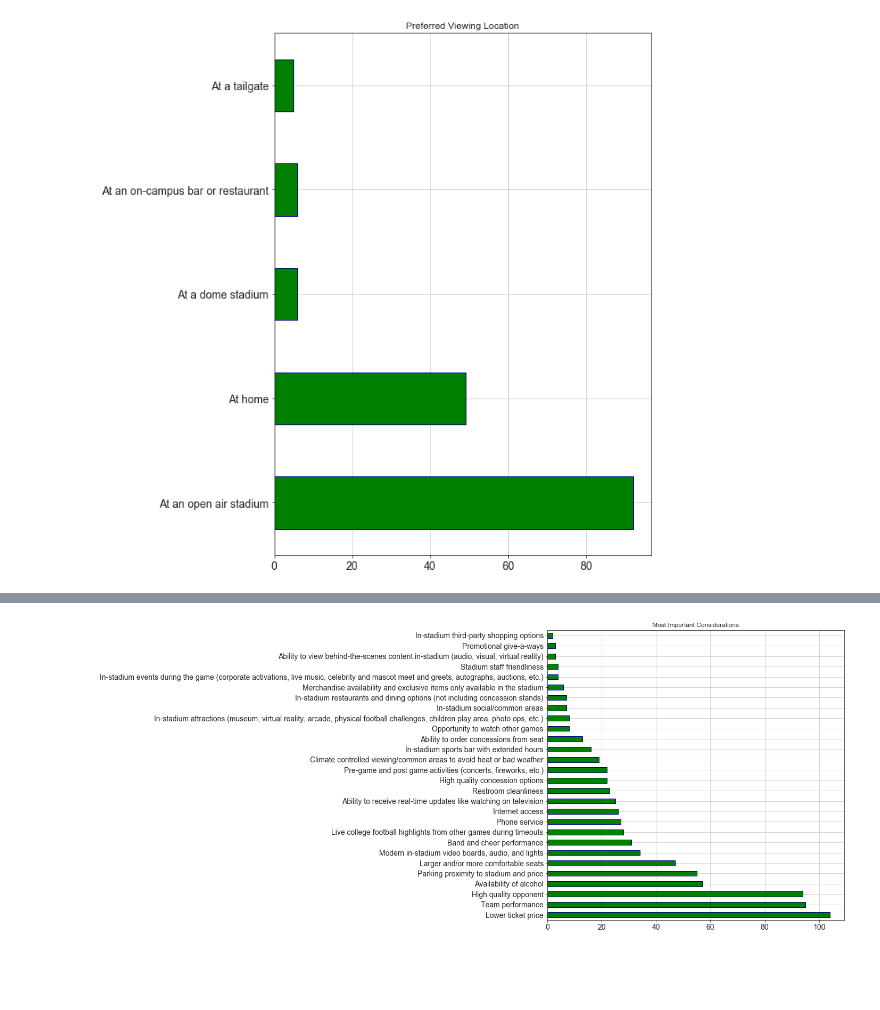
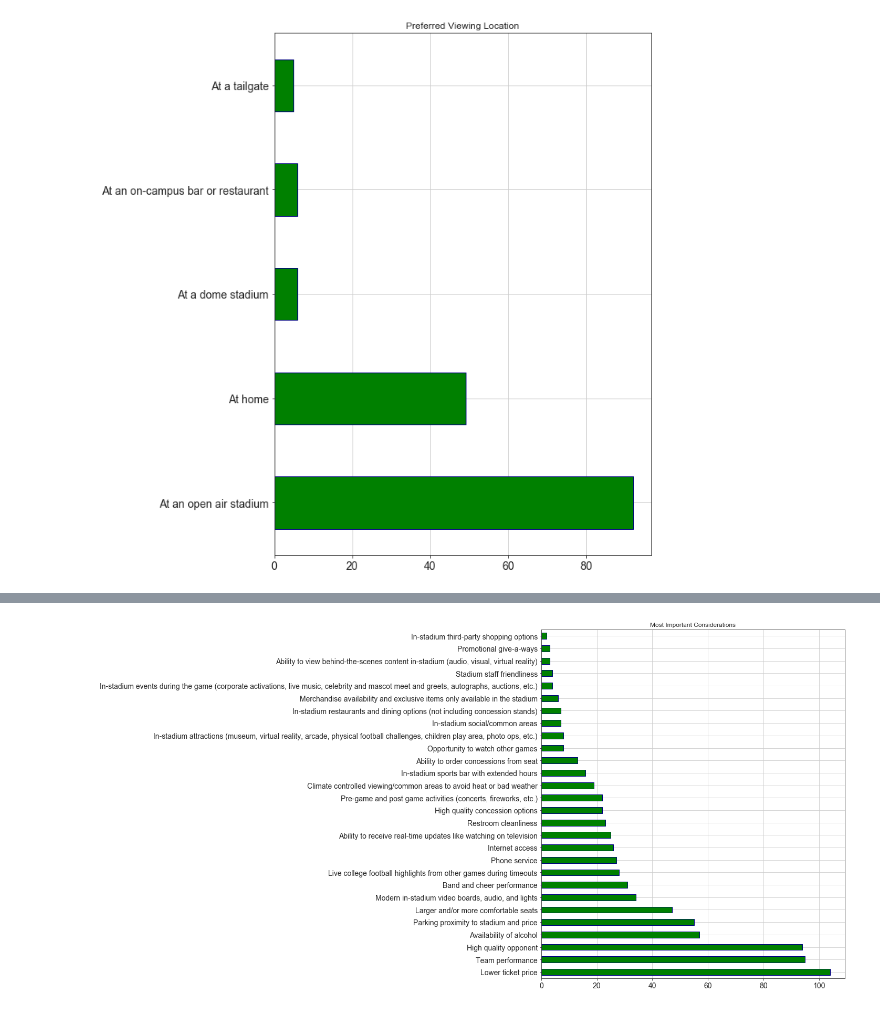
Before and after one commit to willcpope/cfb_attendance, a Jupyter notebook: cfb_attendance.ipynb, the cells around one changed output, grey strips where cells are left out. Cells and saved outputs as stored; diff of their text form; code cells hidden in the pictures; blank space fills up the shorter version.

```diff
--- a/cfb_attendance.ipynb
+++ b/cfb_attendance.ipynb
@@ -181,21 +189,21 @@ plt.savefig('images/location.png')
 # %%
 features = pd.Series(Counter(survey_data.Features.str.split(';').sum()))
 
 features.sort_values(ascending=False, inplace=True)
 
 features.plot(
     kind='barh',
-    figsize=(10, 10),
+    figsize=(20, 10),
     edgecolor='navy',
     color = 'g',
     fontsize=14,
     title='Most Important Considerations'
-    ).yaxis.label.set_visible(True)
+    )
 
 plt.grid()
 
 plt.tight_layout()
 
 plt.savefig('images/features.png')
 # %% [output]
-[figure, old version]
+[figure, new version]
```
Also changed, not shown: parts of 2 cells of this notebook.
